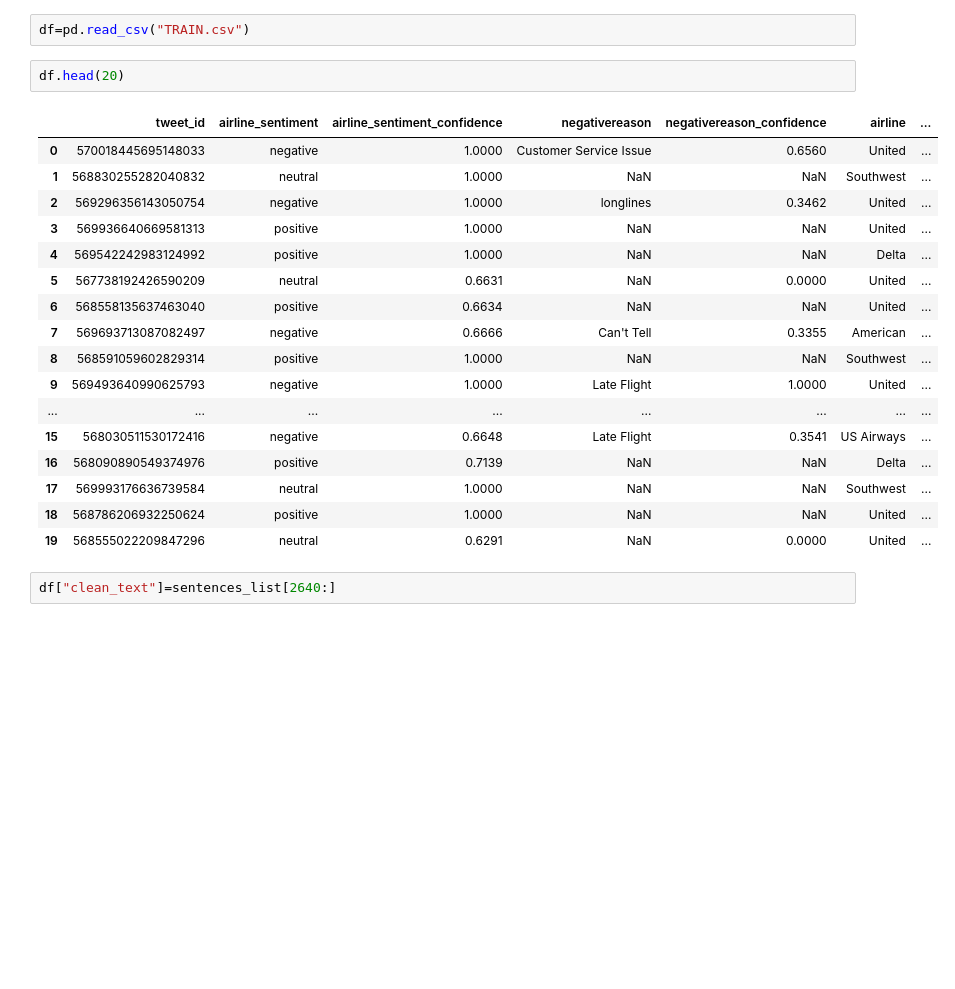
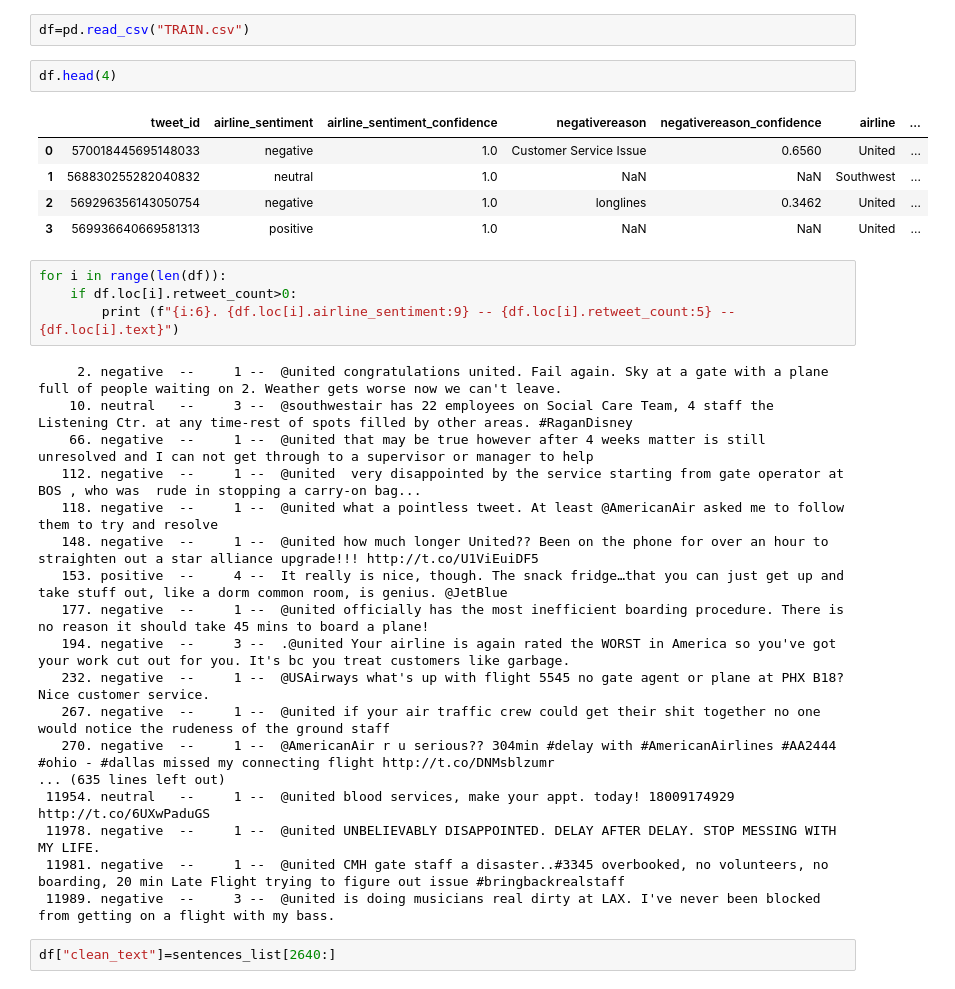
Before and after one commit to sipocz/Twitter-Sentiment-Analysis-AI-Challenge, a Jupyter notebook: Sentiment_Net.ipynb, the cells around one changed output. Saved outputs shown, nothing was run; the diff lists cells and outputs as text; blank space fills up the shorter version.

```diff
--- a/Sentiment_Net.ipynb
+++ b/Sentiment_Net.ipynb
@@ -255,25 +255,35 @@ Archive:  twitter_sentiment_analysis_ai_challenge-dataset.zip
 # %%
 df=pd.read_csv("TRAIN.csv")
 # %%
-df.head(20)
+df.head(4)
 # %% [output]
 |  | tweet_id | airline_sentiment | airline_sentiment_confidence | negativereason | negativereason_confidence | airline | ... |
-| 0 | 570018445695148033 | negative | 1.0000 | Customer Service Issue | 0.6560 | United | ... |
-| 1 | 568830255282040832 | neutral | 1.0000 | NaN | NaN | Southwest | ... |
-| 2 | 569296356143050754 | negative | 1.0000 | longlines | 0.3462 | United | ... |
-| 3 | 569936640669581313 | positive | 1.0000 | NaN | NaN | United | ... |
-| 4 | 569542242983124992 | positive | 1.0000 | NaN | NaN | Delta | ... |
-| 5 | 567738192426590209 | neutral | 0.6631 | NaN | 0.0000 | United | ... |
-| 6 | 568558135637463040 | positive | 0.6634 | NaN | NaN | United | ... |
-| 7 | 569693713087082497 | negative | 0.6666 | Can't Tell | 0.3355 | American | ... |
-| 8 | 568591059602829314 | positive | 1.0000 | NaN | NaN | Southwest | ... |
-| 9 | 569493640990625793 | negative | 1.0000 | Late Flight | 1.0000 | United | ... |
-| ... | ... | ... | ... | ... | ... | ... | ... |
-| 15 | 568030511530172416 | negative | 0.6648 | Late Flight | 0.3541 | US Airways | ... |
-| 16 | 568090890549374976 | positive | 0.7139 | NaN | NaN | Delta | ... |
-| 17 | 569993176636739584 | neutral | 1.0000 | NaN | NaN | Southwest | ... |
-| 18 | 568786206932250624 | positive | 1.0000 | NaN | NaN | United | ... |
-| 19 | 568555022209847296 | neutral | 0.6291 | NaN | 0.0000 | United | ... |
+| 0 | 570018445695148033 | negative | 1.0 | Customer Service Issue | 0.6560 | United | ... |
+| 1 | 568830255282040832 | neutral | 1.0 | NaN | NaN | Southwest | ... |
+| 2 | 569296356143050754 | negative | 1.0 | longlines | 0.3462 | United | ... |
+| 3 | 569936640669581313 | positive | 1.0 | NaN | NaN | United | ... |
+# %%
+for i in range(len(df)):
+    if df.loc[i].retweet_count>0:
+        print (f"{i:6}. {df.loc[i].airline_sentiment:9} -- {df.loc[i].retweet_count:5} --  {df.loc[i].text}")
+# %% [output]
+     2. negative  --     1 --  @united congratulations united. Fail again. Sky at a gate with a plane full of people waiting on 2. Weather gets worse now we can't leave.
+    10. neutral   --     3 --  @southwestair has 22 employees on Social Care Team, 4 staff the Listening Ctr. at any time-rest of spots filled by other areas. #RaganDisney
+    66. negative  --     1 --  @united that may be true however after 4 weeks matter is still unresolved and I can not get through to a supervisor or manager to help
+   112. negative  --     1 --  @united  very disappointed by the service starting from gate operator at BOS , who was  rude in stopping a carry-on bag...
+   118. negative  --     1 --  @united what a pointless tweet. At least @AmericanAir asked me to follow them to try and resolve
+   148. negative  --     1 --  @united how much longer United?? Been on the phone for over an hour to straighten out a star alliance upgrade!!! http://t.co/U1ViEuiDF5
+   153. positive  --     4 --  It really is nice, though. The snack fridge…that you can just get up and take stuff out, like a dorm common room, is genius. @JetBlue
+   177. negative  --     1 --  @united officially has the most inefficient boarding procedure. There is no reason it should take 45 mins to board a plane!
+   194. negative  --     3 --  .@united Your airline is again rated the WORST in America so you've got your work cut out for you. It's bc you treat customers like garbage.
+   232. negative  --     1 --  @USAirways what's up with flight 5545 no gate agent or plane at PHX B18?  Nice customer service.
+   267. negative  --     1 --  @united if your air traffic crew could get their shit together no one would notice the rudeness of the ground staff
+   270. negative  --     1 --  @AmericanAir r u serious?? 304min #delay with #AmericanAirlines #AA2444 #ohio - #dallas missed my connecting flight http://t.co/DNMsblzumr
+... (635 lines left out)
+ 11954. neutral   --     1 --  @united blood services, make your appt. today! 18009174929 http://t.co/6UXwPaduGS
+ 11978. negative  --     1 --  @united UNBELIEVABLY DISAPPOINTED. DELAY AFTER DELAY. STOP MESSING WITH MY LIFE.
+ 11981. negative  --     1 --  @united CMH gate staff a disaster..#3345 overbooked, no volunteers, no boarding, 20 min Late Flight trying to figure out issue #bringbackrealstaff
+ 11989. negative  --     3 --  @united is doing musicians real dirty at LAX. I've never been blocked from getting on a flight with my bass.
 # %%
 df["clean_text"]=sentences_list[2640:]
 # %%
```
Also changed, not shown: parts of 7 cells of this notebook.
